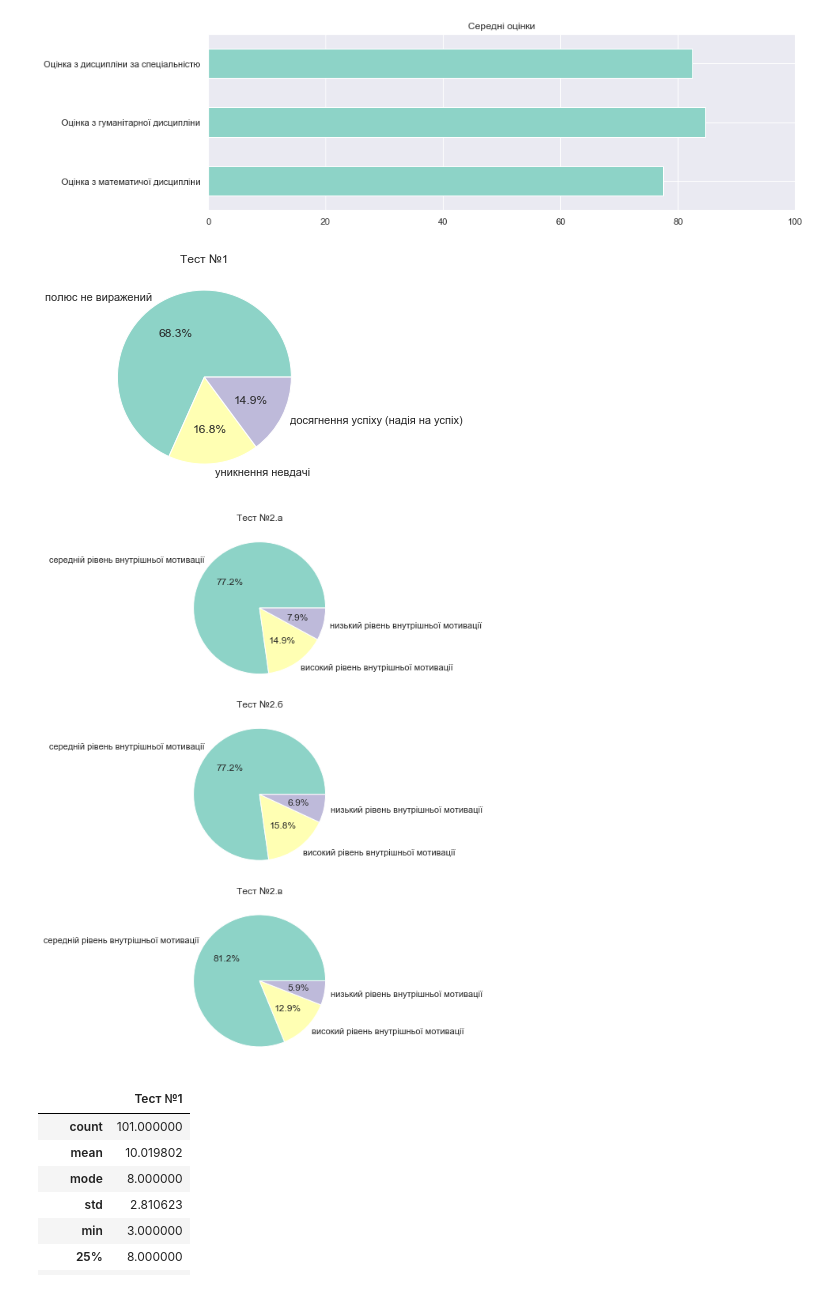
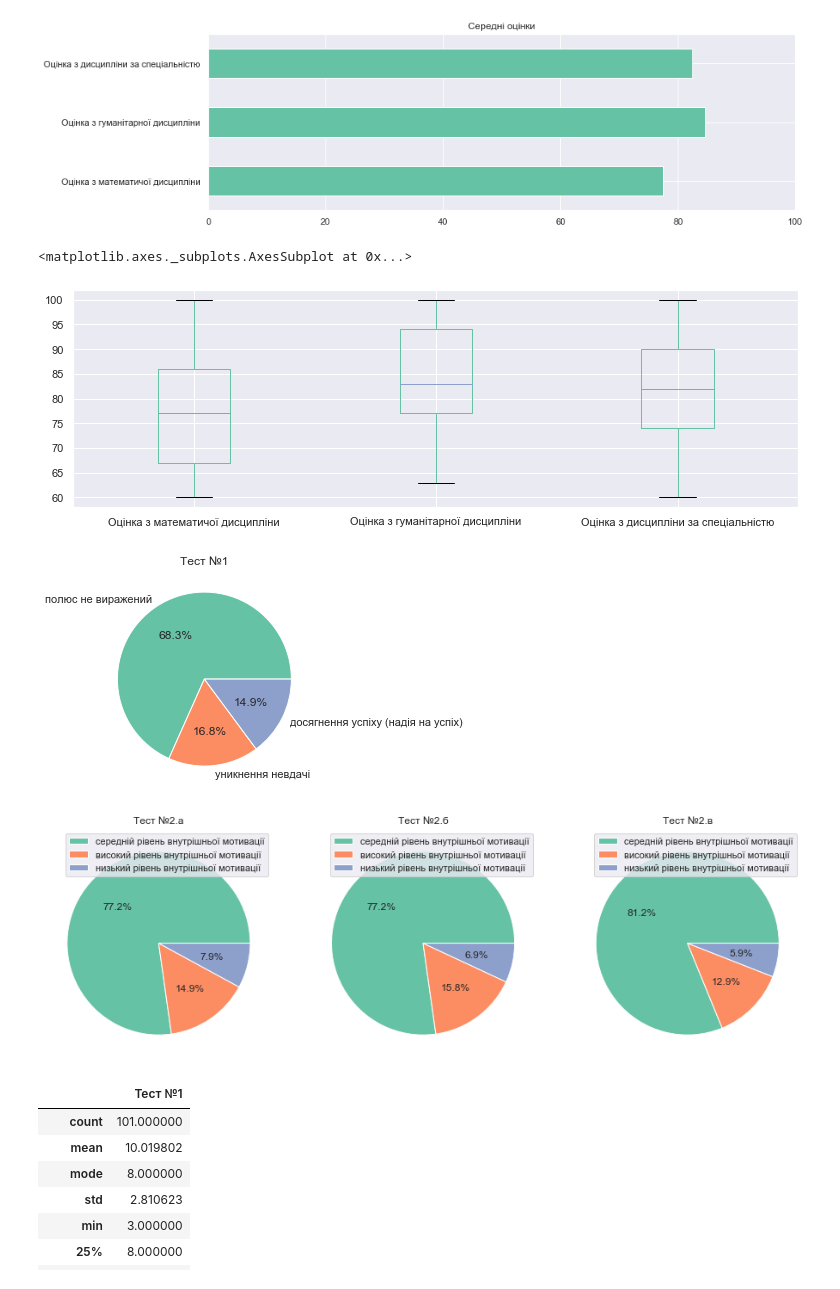
Before and after one commit to darynarr/CS-Students-Analysis-, a Jupyter notebook: Exploration.ipynb, the cells around one changed output. Drawn from its saved outputs; the diff is of its cells as text; code cells hidden in the pictures.

```diff
--- a/Exploration.ipynb
+++ b/Exploration.ipynb
@@ -10,7 +10,7 @@ from scipy import stats
 pd.set_option('display.max_rows', 100)
 pd.set_option('display.max_columns', 1000)
 
-sns.set(style='darkgrid', palette='Set3')
+sns.set(style='darkgrid', palette='Set2')
 # %%
 YEARS = [1,2,3,4]
 # %%
@@ -300,6 +300,11 @@ plt.title('Середні оцінки')
 | kurtosis | -0.984963 | -1.139854 | -0.924682 |
 Text(0.5, 1.0, 'Середні оцінки')
 [figure]
+# %%
+df_res[grade_cols].plot(kind='box', figsize=(13, 4))
+# %% [output]
+<matplotlib.axes._subplots.AxesSubplot at 0x...>
+[figure, added]
 # %%
 # from scipy.stats import skew, kurtosis
 # %%
@@ -308,19 +313,19 @@ df_res[col+' рівень'].value_counts().plot(kind='pie' , autopct='%1.1f%%')
 plt.title(col)
 plt.ylabel(None);
 # %% [output]
-[figure, old version]
+[figure, new version]
 # %%
 t_cols = ['Тест №2.а','Тест №2.б', 'Тест №2.в']
 
-fig, ax = plt.subplots(3, figsize=(13, 10))
+fig, ax = plt.subplots(1, 3, figsize=(13, 10))
 for i, col in enumerate(t_cols):
-    df_res[col+' рівень'].value_counts().plot(kind='pie' , autopct='%1.1f%%', ax = ax[i])
+    df_res[col+' рівень'].value_counts().plot(kind='pie' , autopct='%1.1f%%', labels=None,ax = ax[i])
     ax[i].set_title(col)
     ax[i].set_ylabel(None);
-
+    ax[i].legend(labels=df_res[col+' рівень'].value_counts().index)
 plt.tight_layout()
 # %% [output]
-[figure, old version]
+[figure, new version]
 # %%
 test_cols = [
     ['Тест №1'],
```
Also changed, not shown: parts of 7 cells of this notebook, 2 other files.
